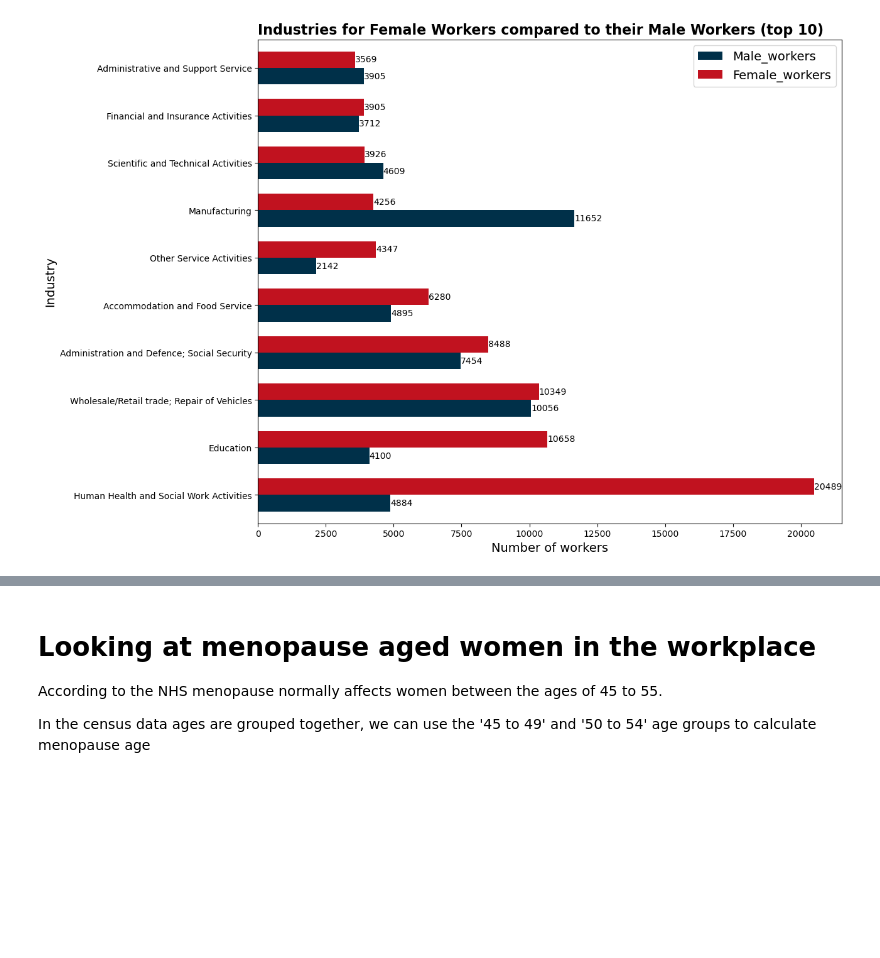
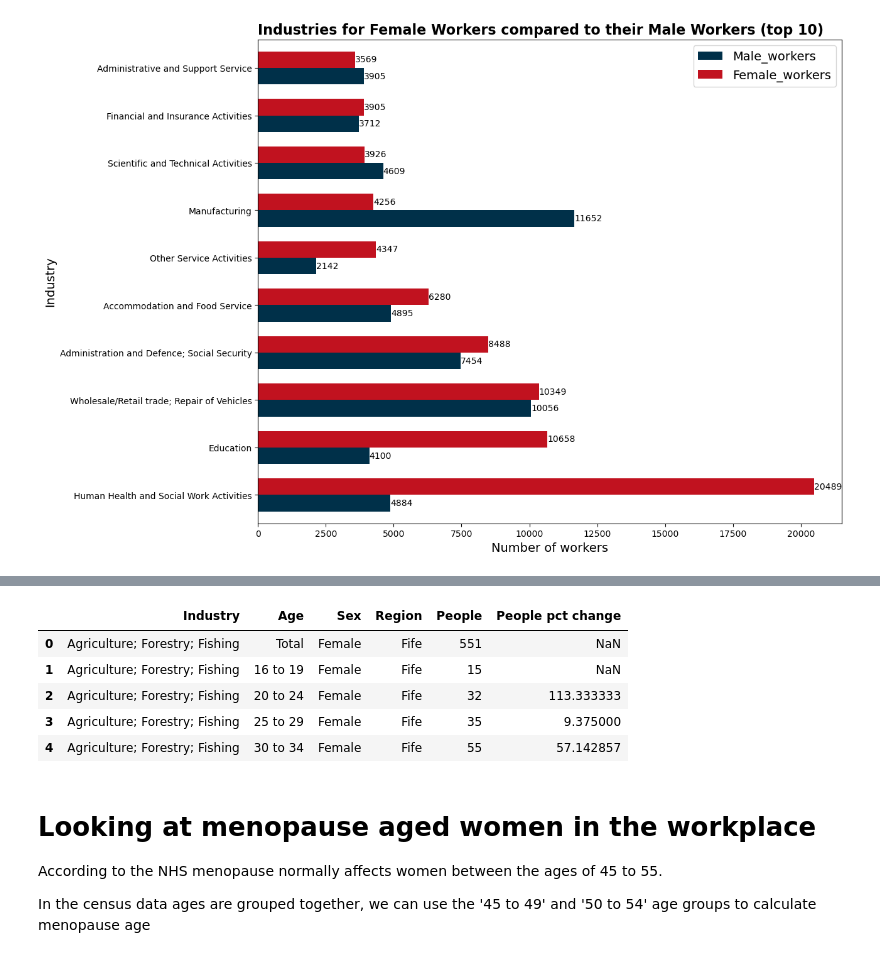
Before and after one commit to ruvans/ac_industry_research, a Jupyter notebook: women-in-local-industries.ipynb, the cells around one changed output, grey strips where cells are left out. Saved outputs shown, nothing was run; the diff lists cells and outputs as text; code cells hidden in the pictures; blank space fills up the shorter version.

```diff
--- a/women-in-local-industries.ipynb
+++ b/women-in-local-industries.ipynb
@@ -84,3 +93,17 @@ Other industries lower down in the graph are closer to an equal ratio with the e
+# %%
+#Create column for percentage change of people per age grou[
+for industry in df['Industry'].unique():
+    for sex in ['Female','Male']:
+        filter = (df['Industry'] == industry) & (df['Sex'] == sex) & (df['Age'] != 'Total')
+        df.loc[filter, 'People pct change'] = df[filter]['People'].pct_change() * 100
+df.head()
+# %% [output]
+|  | Industry | Age | Sex | Region | People | People pct change |
+| 0 | Agriculture; Forestry; Fishing | Total | Female | Fife | 551 | NaN |
+| 1 | Agriculture; Forestry; Fishing | 16 to 19 | Female | Fife | 15 | NaN |
+| 2 | Agriculture; Forestry; Fishing | 20 to 24 | Female | Fife | 32 | 113.333333 |
+| 3 | Agriculture; Forestry; Fishing | 25 to 29 | Female | Fife | 35 | 9.375000 |
+| 4 | Agriculture; Forestry; Fishing | 30 to 34 | Female | Fife | 55 | 57.142857 |
 # %% [markdown]
 # Looking at menopause aged women in the workplace
 According to the NHS menopause normally affects women between the ages of 45 to 55.
```
Also changed, not shown: parts of 6 cells of this notebook, 2 other files.
